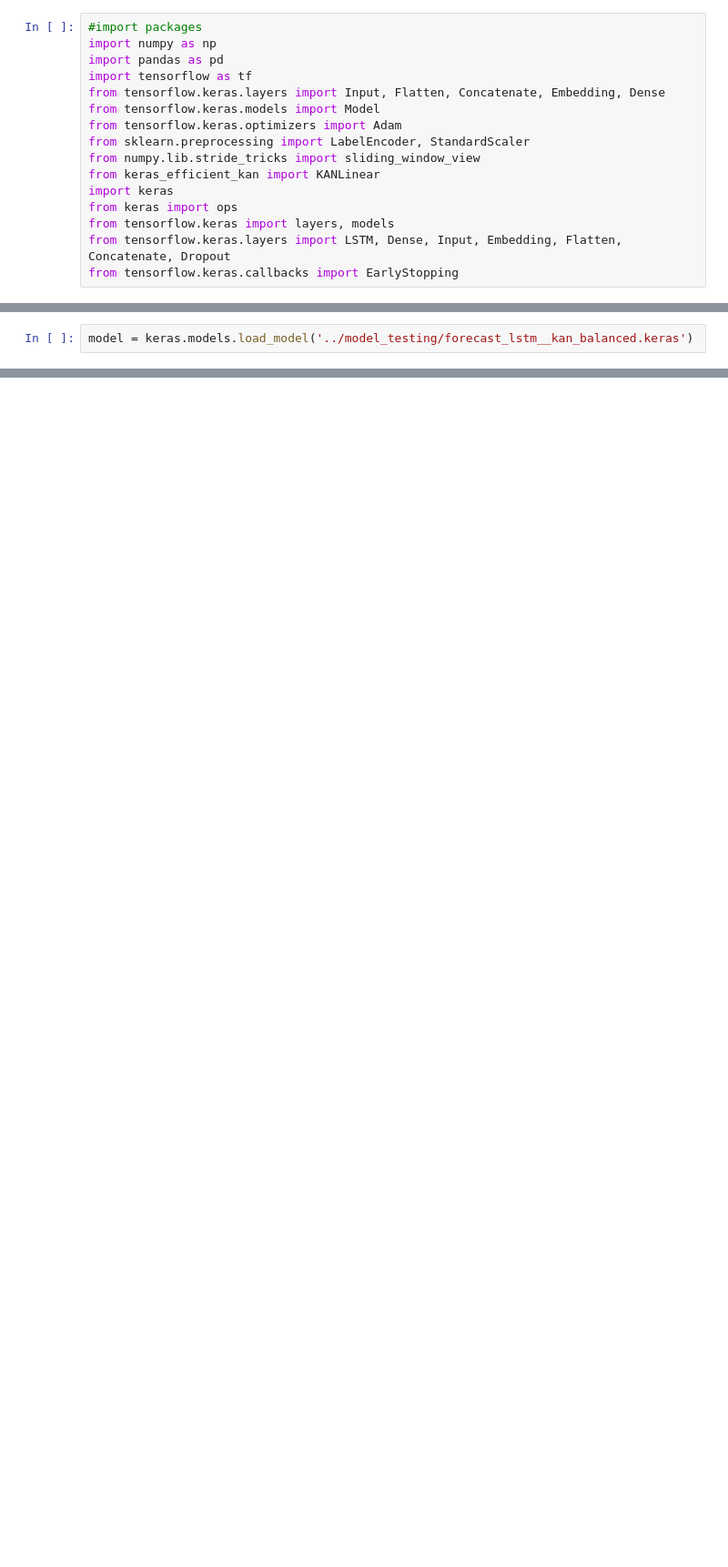
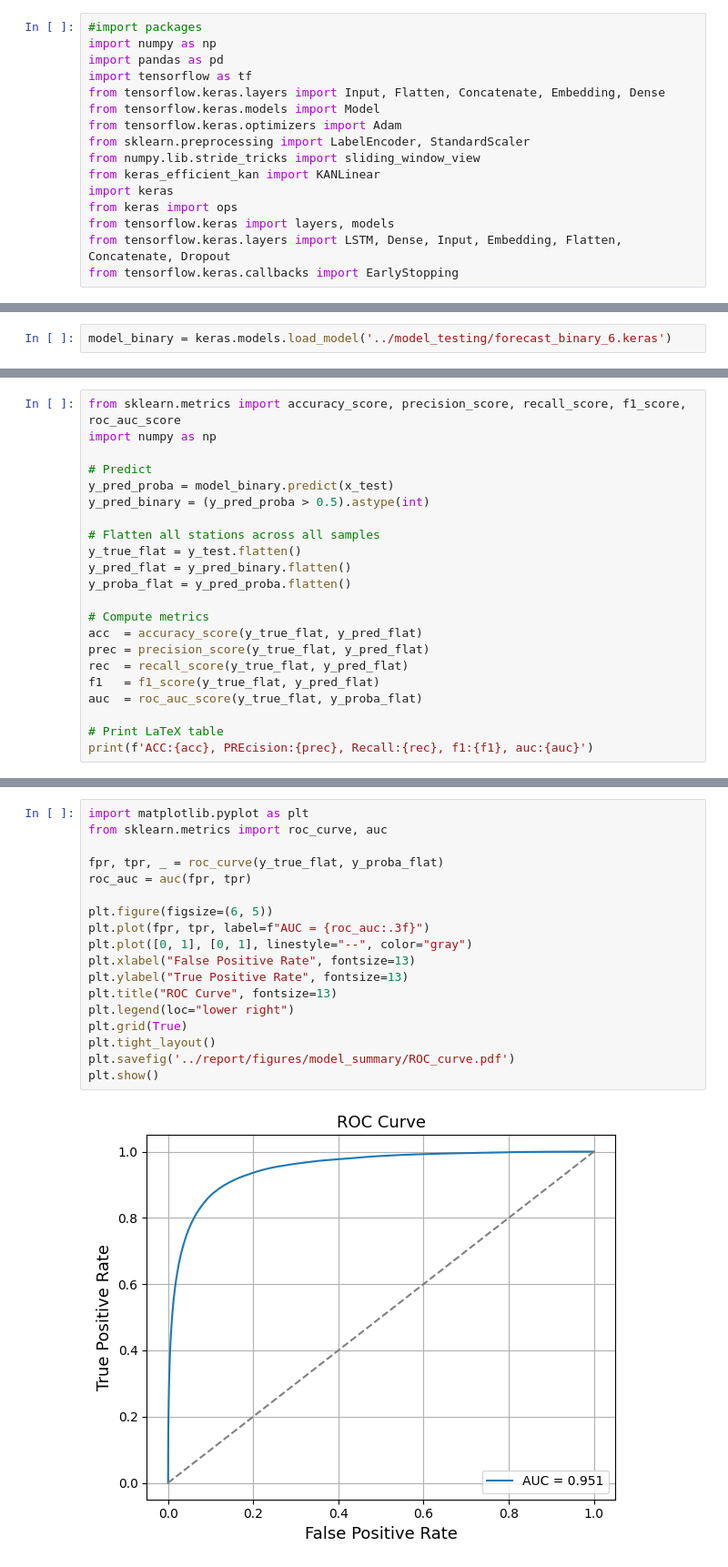
Before and after one commit to Elwin-Freudiger/MeteoThesis, a Jupyter notebook: model_testing/ts_keras.ipynb, the cells around one changed output, grey strips where cells are left out. Shown: that part at 91% size. Saved outputs shown, nothing was run; the diff lists cells and outputs as text; blank space fills up the shorter version.

Commit message:
Better models, sorted saved files

```diff
--- a/model_testing/ts_keras.ipynb
+++ b/model_testing/ts_keras.ipynb
@@ -17,2 +142,2 @@ from tensorflow.keras.callbacks import EarlyStopping
 # %%
-model = keras.models.load_model('../model_testing/forecast_lstm__kan_balanced.keras')
+model_binary = keras.models.load_model('../model_testing/forecast_binary_6.keras')
@@ -22,0 +146,22 @@ plot_model(model, to_file="../report/figures/model_summary/logistic_6.png", show
+# %%
+from sklearn.metrics import accuracy_score, precision_score, recall_score, f1_score, roc_auc_score
+import numpy as np
+
+# Predict
+y_pred_proba = model_binary.predict(x_test)
+y_pred_binary = (y_pred_proba > 0.5).astype(int)
+
+# Flatten all stations across all samples
+y_true_flat = y_test.flatten()
+y_pred_flat = y_pred_binary.flatten()
+y_proba_flat = y_pred_proba.flatten()
+
+# Compute metrics
+acc  = accuracy_score(y_true_flat, y_pred_flat)
+prec = precision_score(y_true_flat, y_pred_flat)
+rec  = recall_score(y_true_flat, y_pred_flat)
+f1   = f1_score(y_true_flat, y_pred_flat)
+auc  = roc_auc_score(y_true_flat, y_proba_flat)
+
+# Print LaTeX table
+print(f'ACC:{acc}, PREcision:{prec}, Recall:{rec}, f1:{f1}, auc:{auc}')
@@ -22,0 +173,20 @@ plot_model(model, to_file="../report/figures/model_summary/logistic_6.png", show
+# %%
+import matplotlib.pyplot as plt
+from sklearn.metrics import roc_curve, auc
+
+fpr, tpr, _ = roc_curve(y_true_flat, y_proba_flat)
+roc_auc = auc(fpr, tpr)
+
+plt.figure(figsize=(6, 5))
+plt.plot(fpr, tpr, label=f"AUC = {roc_auc:.3f}")
+plt.plot([0, 1], [0, 1], linestyle="--", color="gray")
+plt.xlabel("False Positive Rate", fontsize=13)
+plt.ylabel("True Positive Rate", fontsize=13)
+plt.title("ROC Curve", fontsize=13)
+plt.legend(loc="lower right")
+plt.grid(True)
+plt.tight_layout()
+plt.savefig('../report/figures/model_summary/ROC_curve.pdf')
+plt.show()
+# %% [output]
+[figure, added]
```
Also changed, not shown: parts of 22 cells of this notebook, 23 other files.
